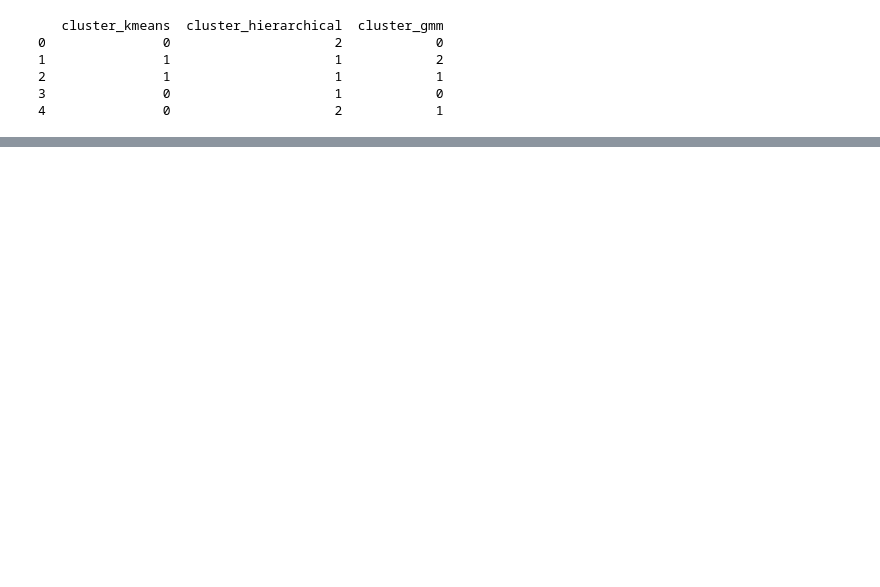
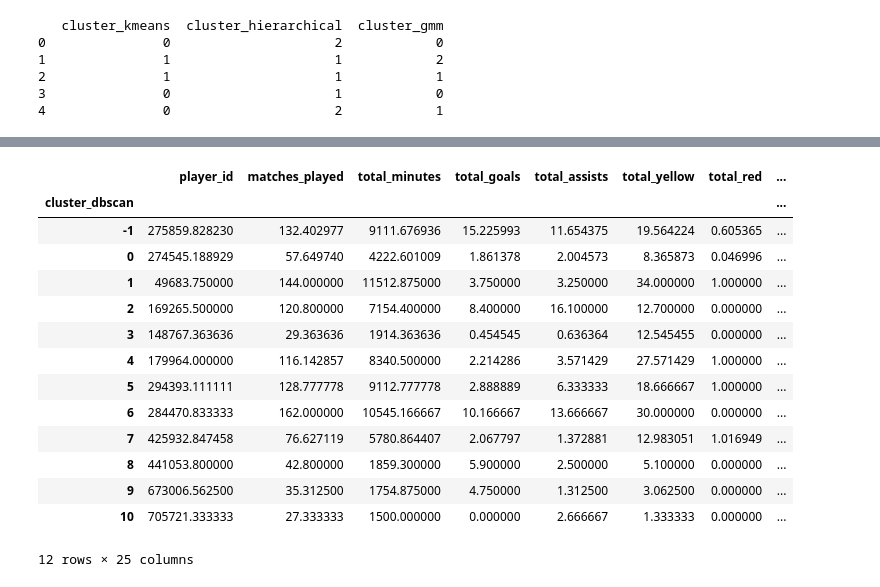
Before and after one commit to matejajanic/football-player-clustering, a Jupyter notebook: notebooks/03_clustering_experiments.ipynb, the cells around one changed output, grey strips where cells are left out. Saved outputs shown, nothing was run; the diff lists cells and outputs as text; code cells hidden in the pictures; blank space fills up the shorter version.

Commit message:
feature: add DBSCAN and Spectral clustering. Compare clustering algorithms

```diff
--- a/notebooks/03_clustering_experiments.ipynb
+++ b/notebooks/03_clustering_experiments.ipynb
@@ -190,0 +191,18 @@ df.groupby("cluster_gmm").mean(numeric_only=True)
+# %%
+df.groupby("cluster_dbscan").mean(numeric_only=True)
+# %% [output]
+|  | player_id | matches_played | total_minutes | total_goals | total_assists | total_yellow | total_red | ... |
+| cluster_dbscan |  |  |  |  |  |  |  | ... |
+| -1 | 275859.828230 | 132.402977 | 9111.676936 | 15.225993 | 11.654375 | 19.564224 | 0.605365 | ... |
+| 0 | 274545.188929 | 57.649740 | 4222.601009 | 1.861378 | 2.004573 | 8.365873 | 0.046996 | ... |
+| 1 | 49683.750000 | 144.000000 | 11512.875000 | 3.750000 | 3.250000 | 34.000000 | 1.000000 | ... |
+| 2 | 169265.500000 | 120.800000 | 7154.400000 | 8.400000 | 16.100000 | 12.700000 | 0.000000 | ... |
+| 3 | 148767.363636 | 29.363636 | 1914.363636 | 0.454545 | 0.636364 | 12.545455 | 0.000000 | ... |
+| 4 | 179964.000000 | 116.142857 | 8340.500000 | 2.214286 | 3.571429 | 27.571429 | 1.000000 | ... |
+| 5 | 294393.111111 | 128.777778 | 9112.777778 | 2.888889 | 6.333333 | 18.666667 | 1.000000 | ... |
+| 6 | 284470.833333 | 162.000000 | 10545.166667 | 10.166667 | 13.666667 | 30.000000 | 0.000000 | ... |
+| 7 | 425932.847458 | 76.627119 | 5780.864407 | 2.067797 | 1.372881 | 12.983051 | 1.016949 | ... |
+| 8 | 441053.800000 | 42.800000 | 1859.300000 | 5.900000 | 2.500000 | 5.100000 | 0.000000 | ... |
+| 9 | 673006.562500 | 35.312500 | 1754.875000 | 4.750000 | 1.312500 | 3.062500 | 0.000000 | ... |
+| 10 | 705721.333333 | 27.333333 | 1500.000000 | 0.000000 | 2.666667 | 1.333333 | 0.000000 | ... |
+12 rows × 25 columns
```
Also changed, not shown: parts of 5 cells of this notebook, 3 other files.
